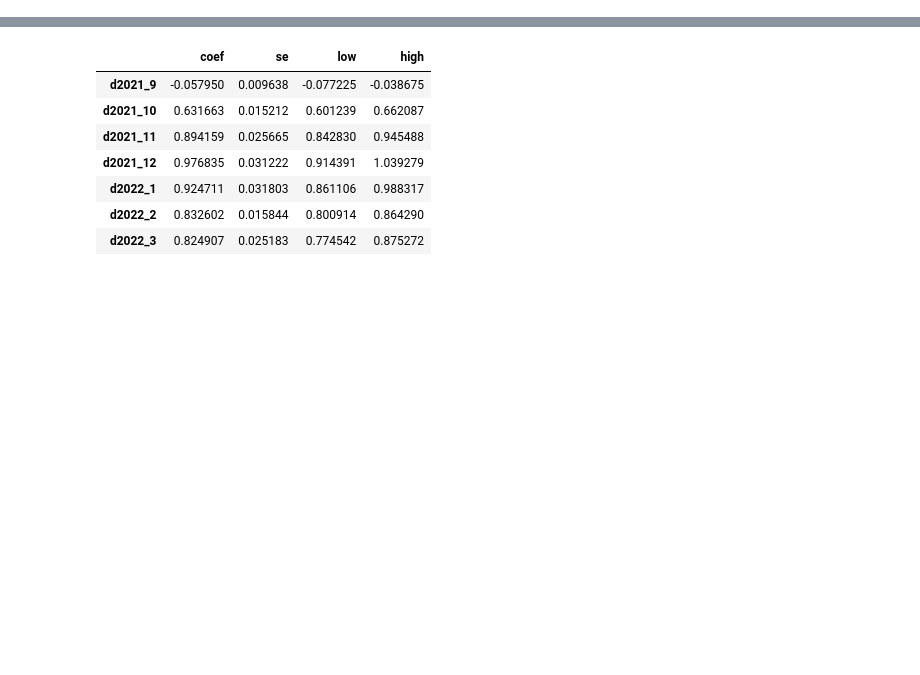
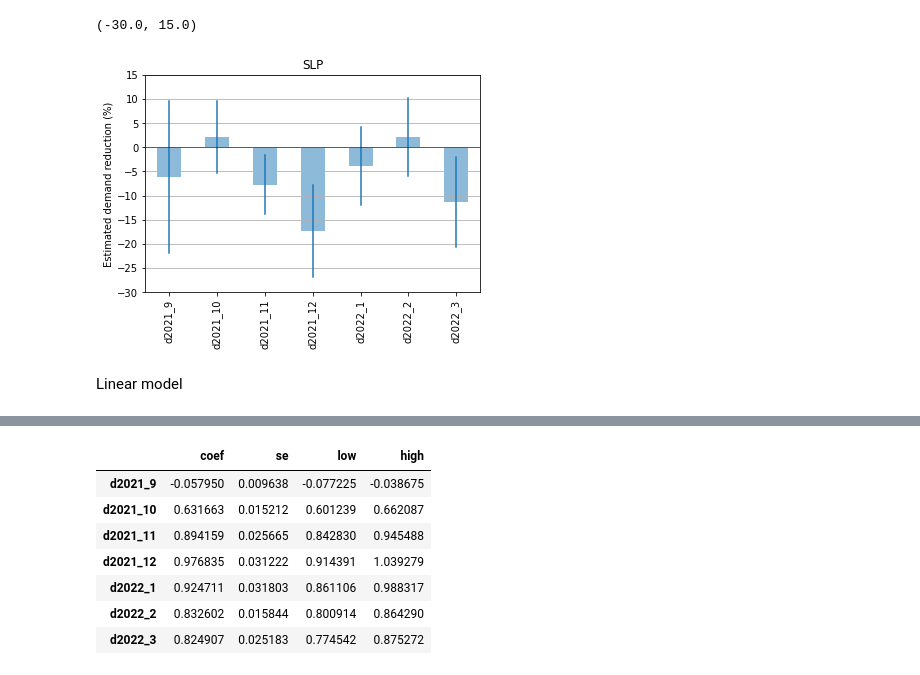
Before and after one commit to oruhnau/energy_demand, a Jupyter notebook: top_down/analysis.ipynb, the cells around one changed output, grey strips where cells are left out. Cells and saved outputs as stored; diff of their text form; code cells hidden in the pictures; blank space fills up the shorter version.

```diff
--- a/top_down/analysis.ipynb
+++ b/top_down/analysis.ipynb
@@ -34,2 +23,0 @@ Index(['slp', 'rlm', 'gas_to_electricity', 'electricity_from_gas',
-# %%
-df = df[df.index.duplicated()==False]
@@ -132,0 +45,8 @@ invasion_date = "2022-02-24"
+# %%
+dummy_list = []
+for date in pd.date_range('2021-09', '2022-04', freq='1m'):
+    dummy_name = f'd{date.year}_{date.month}'
+    dfx.loc[dfx.index, dummy_name] = dfx.index.map(
+        lambda x: (x.year==date.year) & (x.month==date.month)
+    ).values
+    dummy_list.append(dummy_name)
@@ -133 +69,12 @@ invasion_date = "2022-02-24"
+# %%
+def extract_results(results, log=True):
+    extracted_results = pd.concat(
+        [results.params, results.bse], keys=['coef', 'se'], axis=1
+    )
+    extracted_results = extracted_results*100 if log else extracted_results
+    extracted_results = extracted_results.loc[[d + '[T.True]' for d in dummy_list]]
+    extracted_results.index = dummy_list
+    extracted_results['low'] = extracted_results['coef'] - 2 * extracted_results['se']
+    extracted_results['high'] = extracted_results['coef'] + 2 * extracted_results['se']
+    return extracted_results
 # %% [markdown]
@@ -134,0 +83,7 @@ invasion_date = "2022-02-24"
+# %%
+dfx['log_slp'] = np.log(dfx['slp'])
+
+model = 'log_slp ~ 1 + w2h + time + C(weekday) + C(month) + ' + ' + '.join(dummy_list)
+results_slp_log = smf.ols(model, dfx).fit(cov_type='HAC', cov_kwds={'maxlags':6})
+
+results_slp_log.summary()
@@ -134,0 +125,16 @@ invasion_date = "2022-02-24"
+# %%
+extracted_results = extract_results(results_slp_log)
+ax = extracted_results['coef'].plot(kind='bar',alpha=0.5)
+for d in dummy_list:
+    plt.plot([d,d], [extracted_results.loc[d, 'low'], extracted_results.loc[d, 'high']], color='tab:blue')
+
+plt.grid(axis='y')
+plt.axhline(0, color='black', linewidth=0.5)
+plt.ylabel('Estimated demand reduction (%)')
+plt.title('SLP')
+plt.ylim(-30, 15)
+# %% [output]
+(-30.0, 15.0)
+[figure, added]
+# %% [markdown]
+Linear model
```
Also changed, not shown: parts of 30 cells of this notebook.
